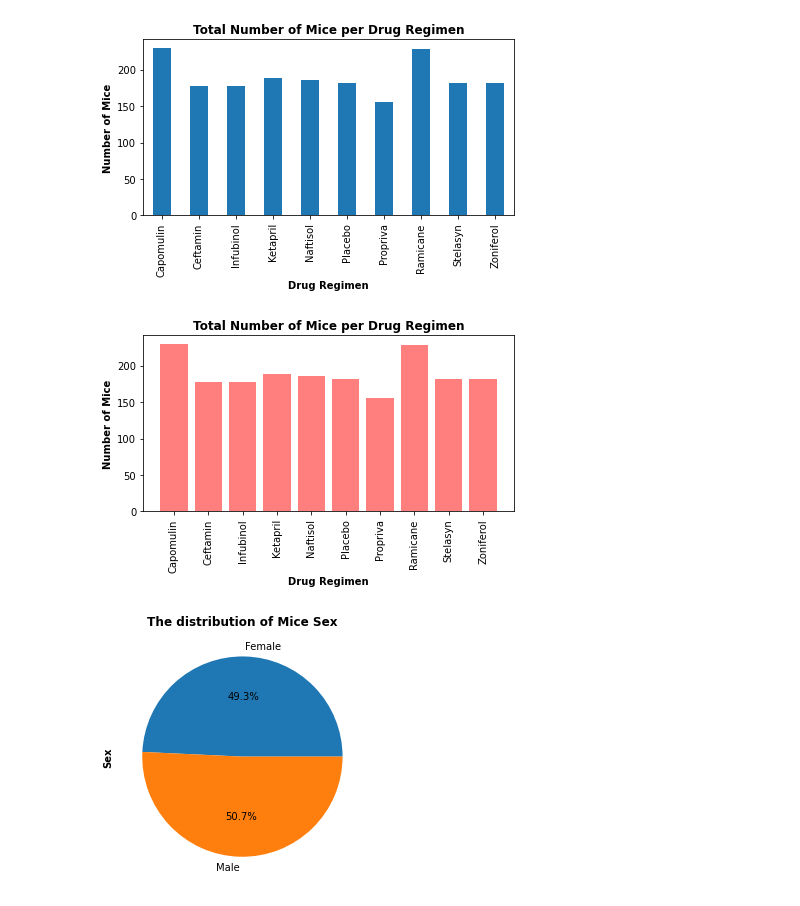
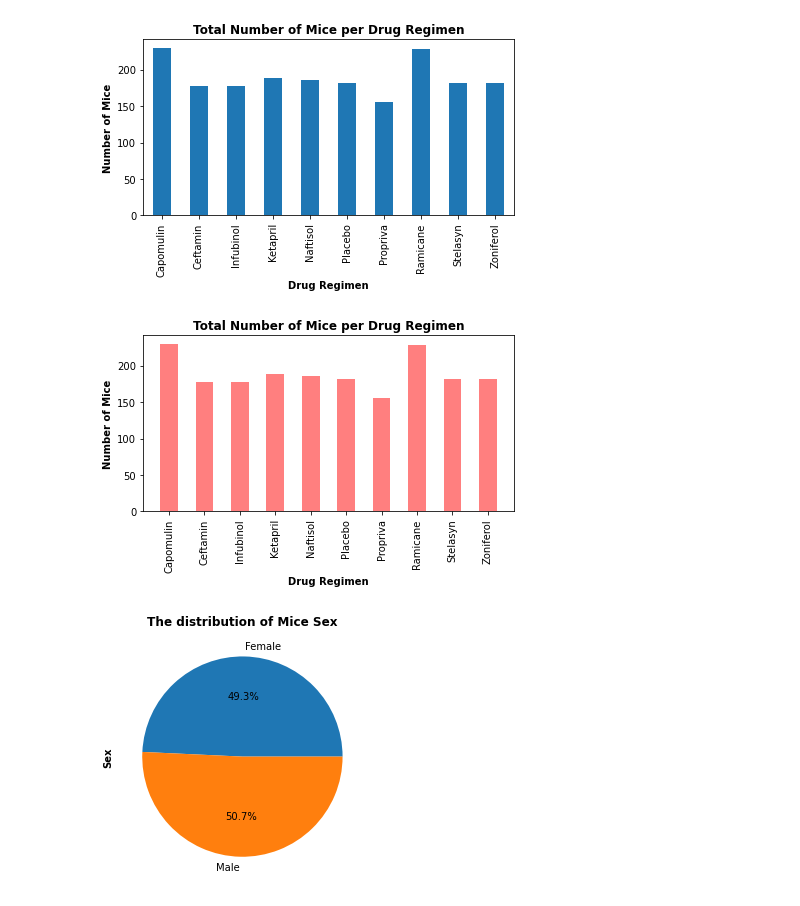
Before and after one commit to abpuccini/matplotlib-challenge, a Jupyter notebook: pymaceuticals_analysis.ipynb, the cells around one changed output. Drawn from its saved outputs; the diff is of its cells as text; code cells hidden in the pictures.

Commit message:
Modified Bar Charts

```diff
--- a/pymaceuticals_analysis.ipynb
+++ b/pymaceuticals_analysis.ipynb
@@ -117,7 +117,7 @@ summary_statistics_df
 no_mice_per_regimen = drug_regimen_gp['Mouse ID'].count()
 # %%
 # **Using pandas** Generate a bar plot showing the total number of mice for each treatment
-pd_bar_mice_per_regimen = no_mice_per_regimen.plot(kind='bar')
+pd_bar_mice_per_regimen = no_mice_per_regimen.plot(kind='bar', width=0.5)
 
 # Set x/y label, title and show the bar graph
 pd_bar_mice_per_regimen.set_title(label='Total Number of Mice per Drug Regimen', fontweight = 'bold')
@@ -133,24 +133,24 @@ pd_bar_mice_per_regimen.figure.savefig('Images/pd_bar_mice_per_regimen.png')
 # %%
 # **Using pyplot** Generate a bar plot showing the total number of mice for each treatment
 # Set x axis
 x_axis_regimen = np.arange(len(no_mice_per_regimen))
 regimen_name = list(no_mice_per_regimen.index.values)
 
 # Create bar chart
-plt.bar(x_axis_regimen, no_mice_per_regimen, color='red', alpha=0.5)
+plt.bar(x_axis_regimen, no_mice_per_regimen, color='red', alpha=0.5, width=0.5)
 
 # Set x/y label, title and show the bar graph
 plt.xticks(x_axis_regimen, regimen_name, rotation='vertical')
 plt.title('Total Number of Mice per Drug Regimen', fontweight = 'bold')
 plt.xlabel('Drug Regimen', fontweight = 'bold')
 plt.ylabel('Number of Mice', fontweight = 'bold')
 plt.tight_layout()
 plt.show()
 
 # Save bar graph to Images folder
 pd_bar_mice_per_regimen.figure.savefig('Images/py_bar_mice_per_regimen.png')
 # %% [output]
-[figure, old version]
+[figure, new version]
 # %%
 # The distribution of female versus male mice
 sex_mice = analysis_data_df.groupby('Sex')['Sex'].count()
```
